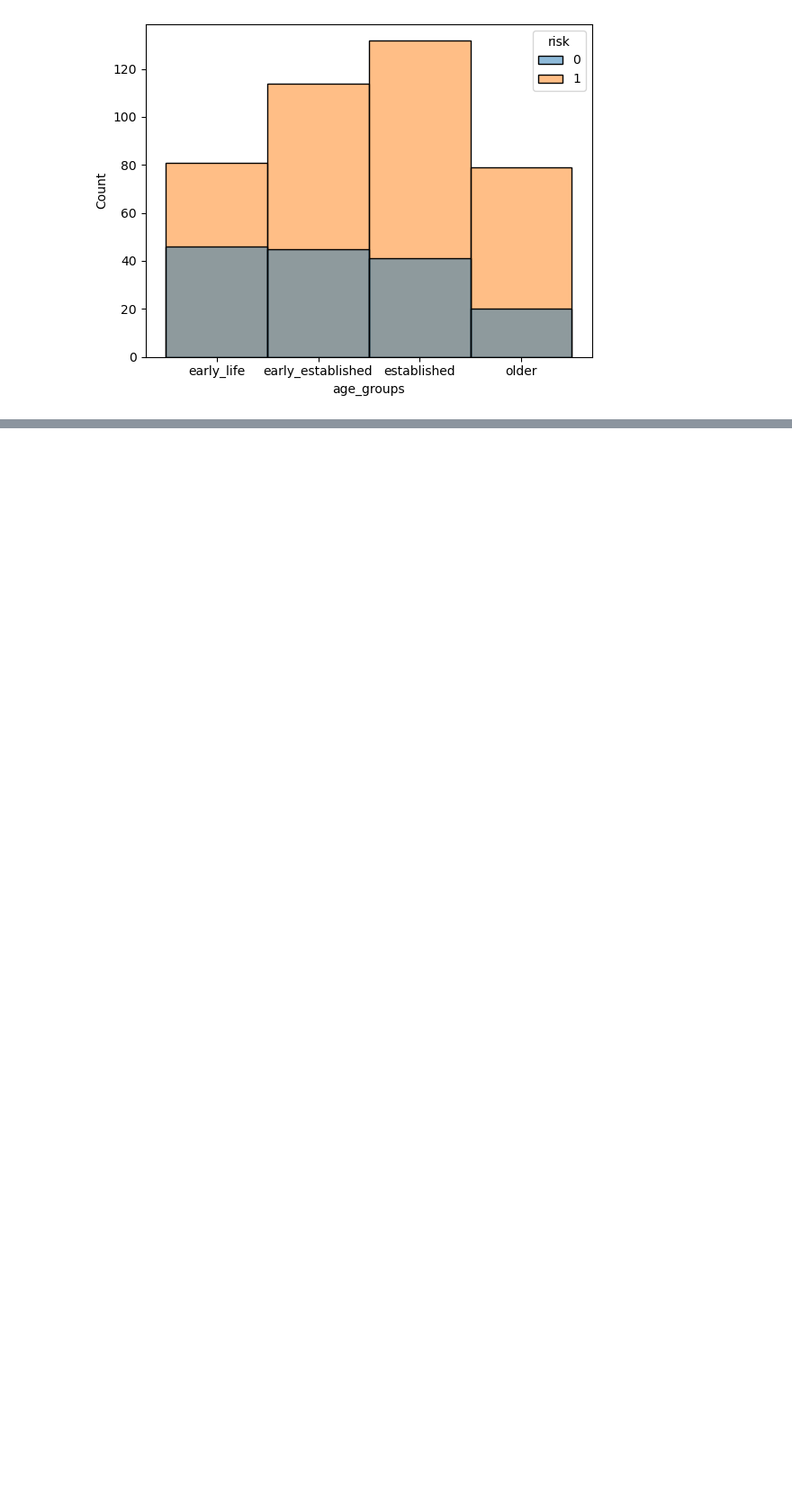
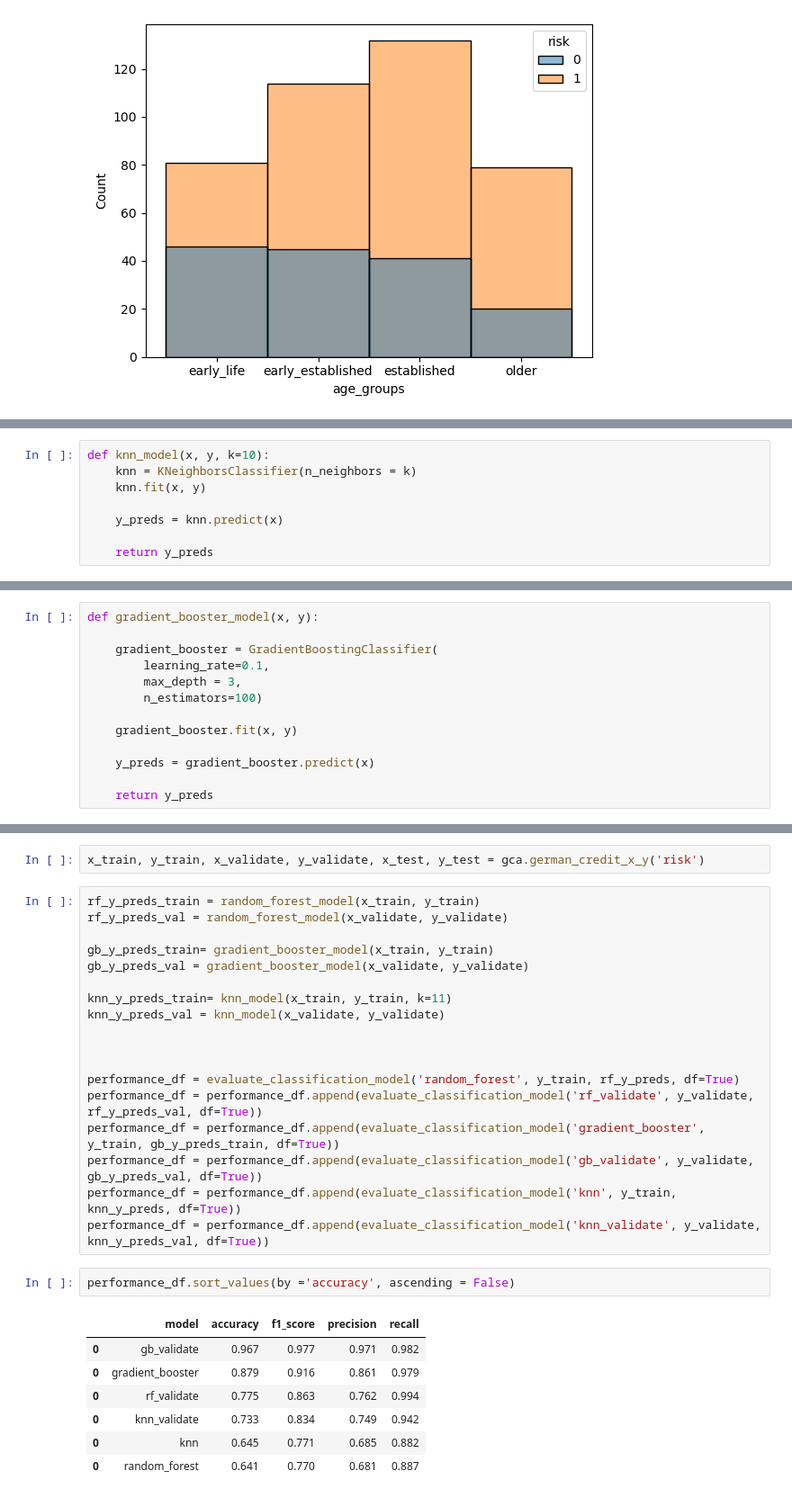
Before and after one commit to jcrosenberger/german_credit_analysis, a Jupyter notebook: work_in_progress.ipynb, the cells around one changed output, grey strips where cells are left out. Shown at 90% size. Drawn from its saved outputs; the diff is of its cells as text; blank space fills up the shorter version.

```diff
--- a/work_in_progress.ipynb
+++ b/work_in_progress.ipynb
@@ -292,0 +254,8 @@ baseline(train, 'risk')
+# %%
+def knn_model(x, y, k=10):
+    knn = KNeighborsClassifier(n_neighbors = k)
+    knn.fit(x, y)
+
+    y_preds = knn.predict(x)
+
+    return y_preds
@@ -292,0 +286,13 @@ baseline(train, 'risk')
+# %%
+def gradient_booster_model(x, y):
+
+    gradient_booster = GradientBoostingClassifier(
+        learning_rate=0.1,
+        max_depth = 3,
+        n_estimators=100)
+
+    gradient_booster.fit(x, y)
+
+    y_preds = gradient_booster.predict(x)
+
+    return y_preds
@@ -292,0 +350,30 @@ baseline(train, 'risk')
+# %%
+x_train, y_train, x_validate, y_validate, x_test, y_test = gca.german_credit_x_y('risk')
+# %%
+rf_y_preds_train = random_forest_model(x_train, y_train)
+rf_y_preds_val = random_forest_model(x_validate, y_validate)
+
+gb_y_preds_train= gradient_booster_model(x_train, y_train)
+gb_y_preds_val = gradient_booster_model(x_validate, y_validate)
+
+knn_y_preds_train= knn_model(x_train, y_train, k=11)
+knn_y_preds_val = knn_model(x_validate, y_validate)
+
+
+
+performance_df = evaluate_classification_model('random_forest', y_train, rf_y_preds, df=True)
+performance_df = performance_df.append(evaluate_classification_model('rf_validate', y_validate, rf_y_preds_val, df=True))
+performance_df = performance_df.append(evaluate_classification_model('gradient_booster', y_train, gb_y_preds_train, df=True))
+performance_df = performance_df.append(evaluate_classification_model('gb_validate', y_validate, gb_y_preds_val, df=True))
+performance_df = performance_df.append(evaluate_classification_model('knn', y_train, knn_y_preds, df=True))
+performance_df = performance_df.append(evaluate_classification_model('knn_validate', y_validate, knn_y_preds_val, df=True))
+# %%
+performance_df.sort_values(by ='accuracy', ascending = False)
+# %% [output]
+|  | model | accuracy | f1_score | precision | recall |
+| 0 | gb_validate | 0.967 | 0.977 | 0.971 | 0.982 |
+| 0 | gradient_booster | 0.879 | 0.916 | 0.861 | 0.979 |
+| 0 | rf_validate | 0.775 | 0.863 | 0.762 | 0.994 |
+| 0 | knn_validate | 0.733 | 0.834 | 0.749 | 0.942 |
+| 0 | knn | 0.645 | 0.771 | 0.685 | 0.882 |
+| 0 | random_forest | 0.641 | 0.770 | 0.681 | 0.887 |
```
Also changed, not shown: parts of 28 cells of this notebook, 5 other files.
